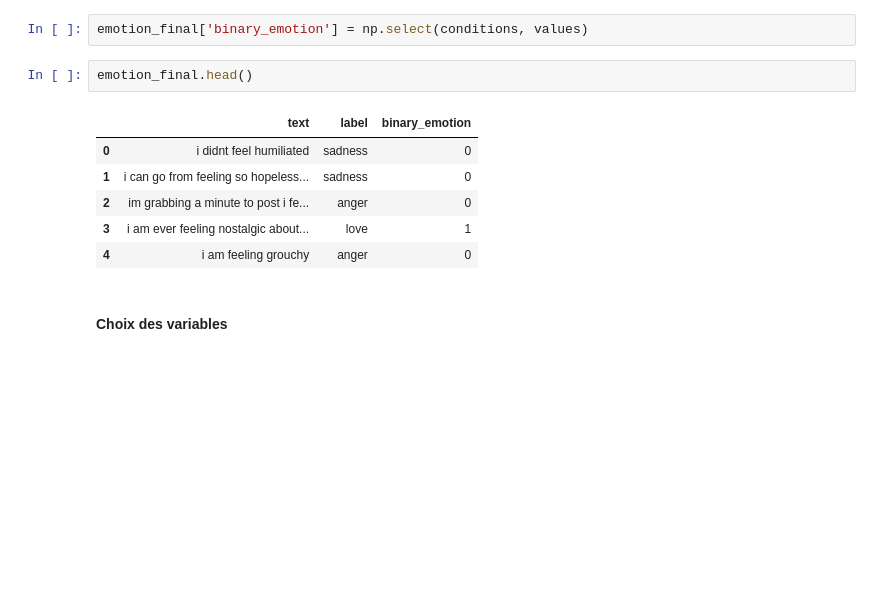
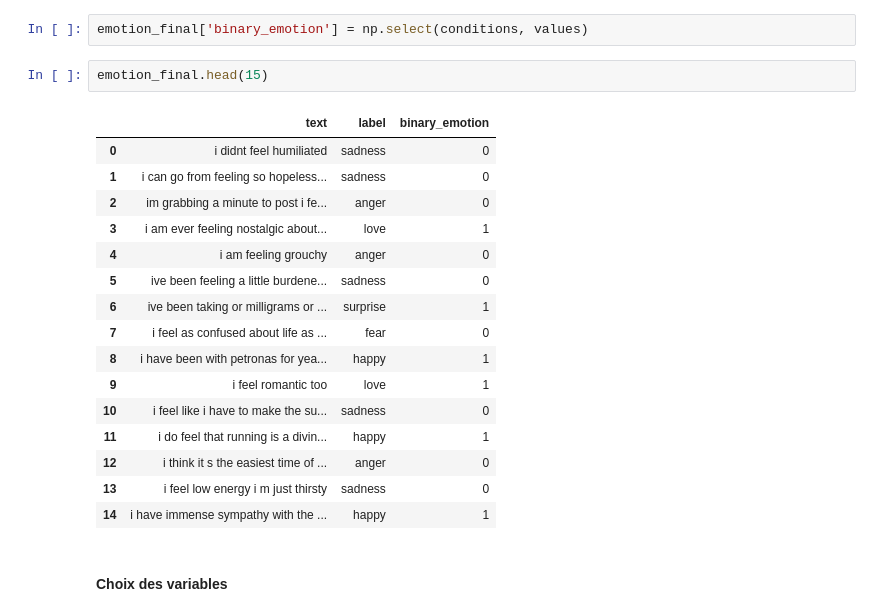
Before and after one commit to MrRachidK/Brief-Emotion-Analysis-Text, a Jupyter notebook: notebook/logistic_regression.ipynb, the cells around one changed output. Cells and saved outputs as stored; diff of their text form; blank space fills up the shorter version.

```diff
--- a/notebook/logistic_regression.ipynb
+++ b/notebook/logistic_regression.ipynb
@@ -43,14 +50,24 @@ values = [0, 1]
 # %%
 emotion_final['binary_emotion'] = np.select(conditions, values)
 # %%
-emotion_final.head()
+emotion_final.head(15)
 # %% [output]
 |  | text | label | binary_emotion |
 | 0 | i didnt feel humiliated | sadness | 0 |
 | 1 | i can go from feeling so hopeless... | sadness | 0 |
 | 2 | im grabbing a minute to post i fe... | anger | 0 |
 | 3 | i am ever feeling nostalgic about... | love | 1 |
 | 4 | i am feeling grouchy | anger | 0 |
+| 5 | ive been feeling a little burdene... | sadness | 0 |
+| 6 | ive been taking or milligrams or ... | surprise | 1 |
+| 7 | i feel as confused about life as ... | fear | 0 |
+| 8 | i have been with petronas for yea... | happy | 1 |
+| 9 | i feel romantic too | love | 1 |
+| 10 | i feel like i have to make the su... | sadness | 0 |
+| 11 | i do feel that running is a divin... | happy | 1 |
+| 12 | i think it s the easiest time of ... | anger | 0 |
+| 13 | i feel low energy i m just thirsty | sadness | 0 |
+| 14 | i have immense sympathy with the ... | happy | 1 |
 # %% [markdown]
 #### Choix des variables
 # %%
```
Also changed, not shown: parts of 41 cells of this notebook.
